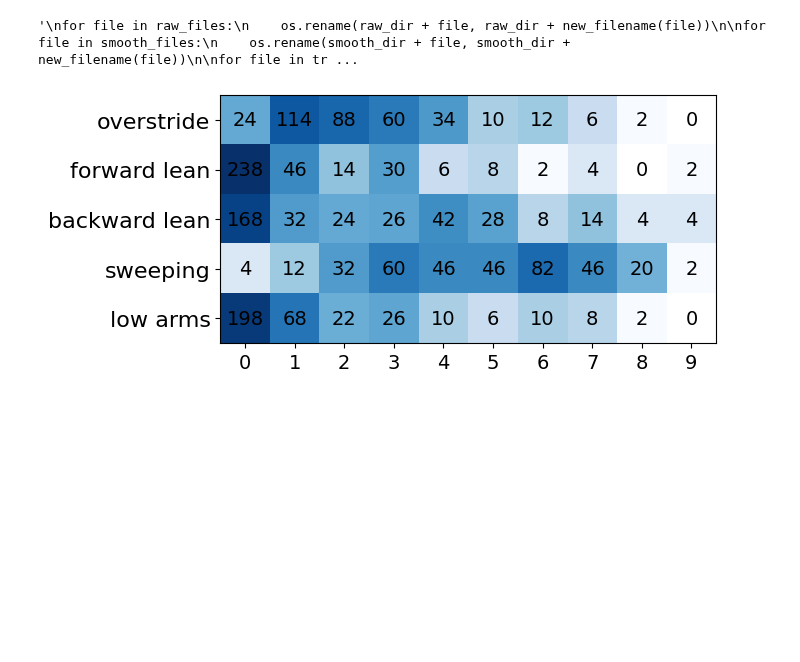
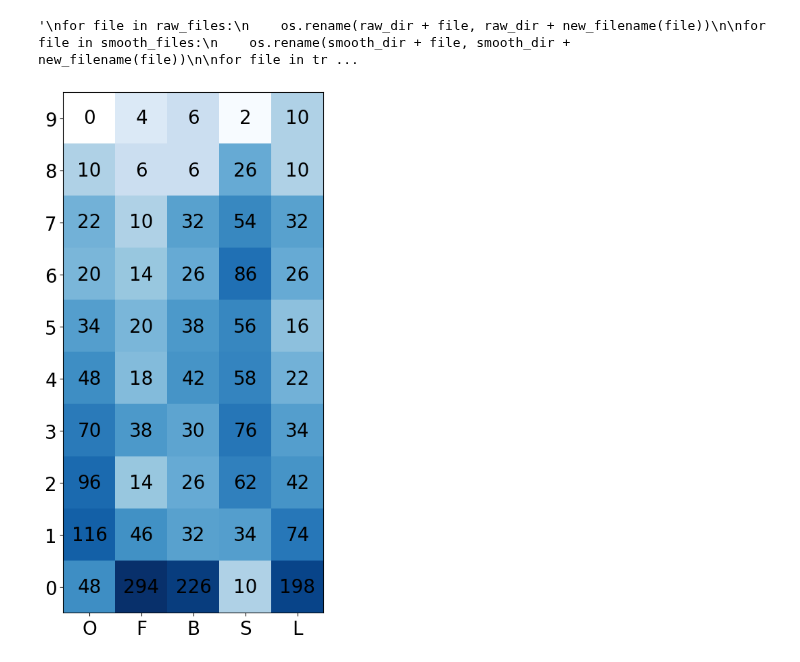
Before and after one commit to adarshramiyer/gAIt, a Jupyter notebook: data_processing/fix_granularity.ipynb, the cells around one changed output. Saved outputs shown, nothing was run; the diff lists cells and outputs as text; code cells hidden in the pictures; blank space fills up the shorter version.

Commit message:
rotated figures

```diff
--- a/data_processing/fix_granularity.ipynb
+++ b/data_processing/fix_granularity.ipynb
@@ -95,34 +97,34 @@ for file in final_files:
 # %% [output]
 '\nfor file in raw_files:\n    os.rename(raw_dir + file, raw_dir + new_filename(file))\n\nfor file in smooth_files:\n    os.rename(smooth_dir + file, smooth_dir + new_filename(file))\n\nfor file in tr ...
 # %%
-ratings = ['0', '1', '2', '3', '4', '5', '6', '7', '8', '9']
+ratings = ['9', '8', '7', '6', '5', '4', '3', '2', '1', '0']
 
-type_count = np.zeros((5, 10), dtype=int)
+type_count = np.zeros((10,5), dtype=int)
 
 video_data = os.listdir(raw_dir)
-errors = ['overstride', 'forward lean', 'backward lean', 'sweeping', 'low arms']
+errors = ['O', 'F', 'B', 'S', 'L']
 
 for filename in video_data:
-    if ('WS' in filename):
-        type_count[0][int(filename[4])] += 1
-        type_count[1][int(filename[7])] += 1
-        type_count[2][int(filename[10])] += 1
-        type_count[3][int(filename[13])] += 1
-        type_count[4][int(filename[16])] += 1
+    #if ('SR' in filename):
+    type_count[9 - int(filename[4])][0] += 1
+    type_count[9 - int(filename[7])][1] += 1
+    type_count[9 - int(filename[10])][2] += 1
+    type_count[9 - int(filename[13])][3] += 1
+    type_count[9 - int(filename[16])][4] += 1
 
 
-fig, ax = plt.subplots()
+fig, ax = plt.subplots(1, figsize=(5, 10))
 im = ax.imshow(np.log(type_count), cmap='Blues')
 
-ax.set_xticks(np.arange(len(ratings)))
-ax.set_yticks(np.arange(len(errors)))
-ax.set_xticklabels(ratings, fontsize=14)
-ax.set_yticklabels(errors, fontsize=16)
+ax.set_yticks(np.arange(len(ratings)))
+ax.set_xticks(np.arange(len(errors)))
+ax.set_yticklabels(ratings, fontsize=20)
+ax.set_xticklabels(errors, fontsize=20)
 
-for i in range(len(errors)):
-    for j in range(len(ratings)):
-        text = ax.text(j, i, type_count[i, j], ha="center", va="center", color="black", fontsize=14)
+for i in range(len(ratings)):
+    for j in range(len(errors)):
+        text = ax.text(j, i, type_count[i, j], ha="center", va="center", color="black", fontsize=20)
 
 plt.show()
 # %% [output]
-[figure, old version]
+[figure, new version]
```
Also changed, not shown: parts of 1 cell of this notebook.
